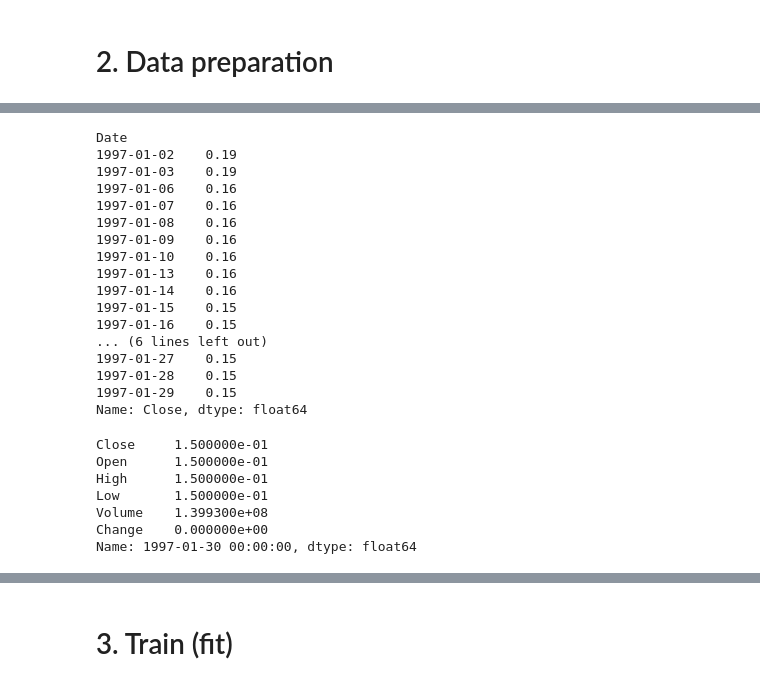
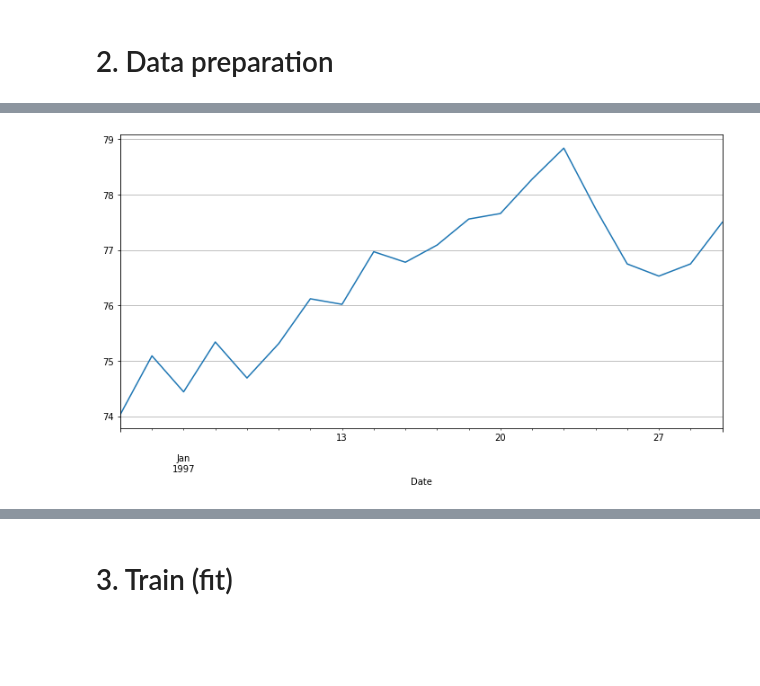
Before and after one commit to kdh4672/economy_ai, a Jupyter notebook: ai_homework.ipynb, the cells around one changed output, grey strips where cells are left out. Cells and saved outputs as stored; diff of their text form; code cells hidden in the pictures; blank space fills up the shorter version.

```diff
--- a/ai_homework.ipynb
+++ b/ai_homework.ipynb
@@ -55,2 +51,8 @@ test_df = fdr.DataReader('AAPL', '2017','2022')
+# %%
+# S&P 지수 1997~2016을 train으로 load
+# S&P 지수 2017~2022를 train으로 load
+
+df = fdr.DataReader('SPY', '1997','2016')
+test_df = fdr.DataReader('SPY', '2017','2022')
 # %%
 # check dtypes of variables
@@ -67,36 +83,7 @@ dtype: object
-# %%
-df[0:20]['Close']
-# %% [output]
-Date
-1997-01-02    0.19
-1997-01-03    0.19
-1997-01-06    0.16
-1997-01-07    0.16
-1997-01-08    0.16
-1997-01-09    0.16
-1997-01-10    0.16
-1997-01-13    0.16
-1997-01-14    0.16
-1997-01-15    0.15
-1997-01-16    0.15
-... (6 lines left out)
-1997-01-27    0.15
-1997-01-28    0.15
-1997-01-29    0.15
-Name: Close, dtype: float64
-# %%
-# convert dtypes to integer
-# df_mystock = df_mystock.astype('int32')
-df.shape
-df[0:0+19].shape
-df.iloc[20]
-# %% [output]
-Close     1.500000e-01
-Open      1.500000e-01
-High      1.500000e-01
-Low       1.500000e-01
-Volume    1.399300e+08
-Change    0.000000e+00
-Name: 1997-01-30 00:00:00, dtype: float64
+# %%
+x_data = df[0:20]['Close']
+x_data.plot(figsize=(12,6), grid=True);
+# %% [output]
+[figure, added]
 # %%
 i = 0
```
Also changed, not shown: parts of 14 cells of this notebook.
